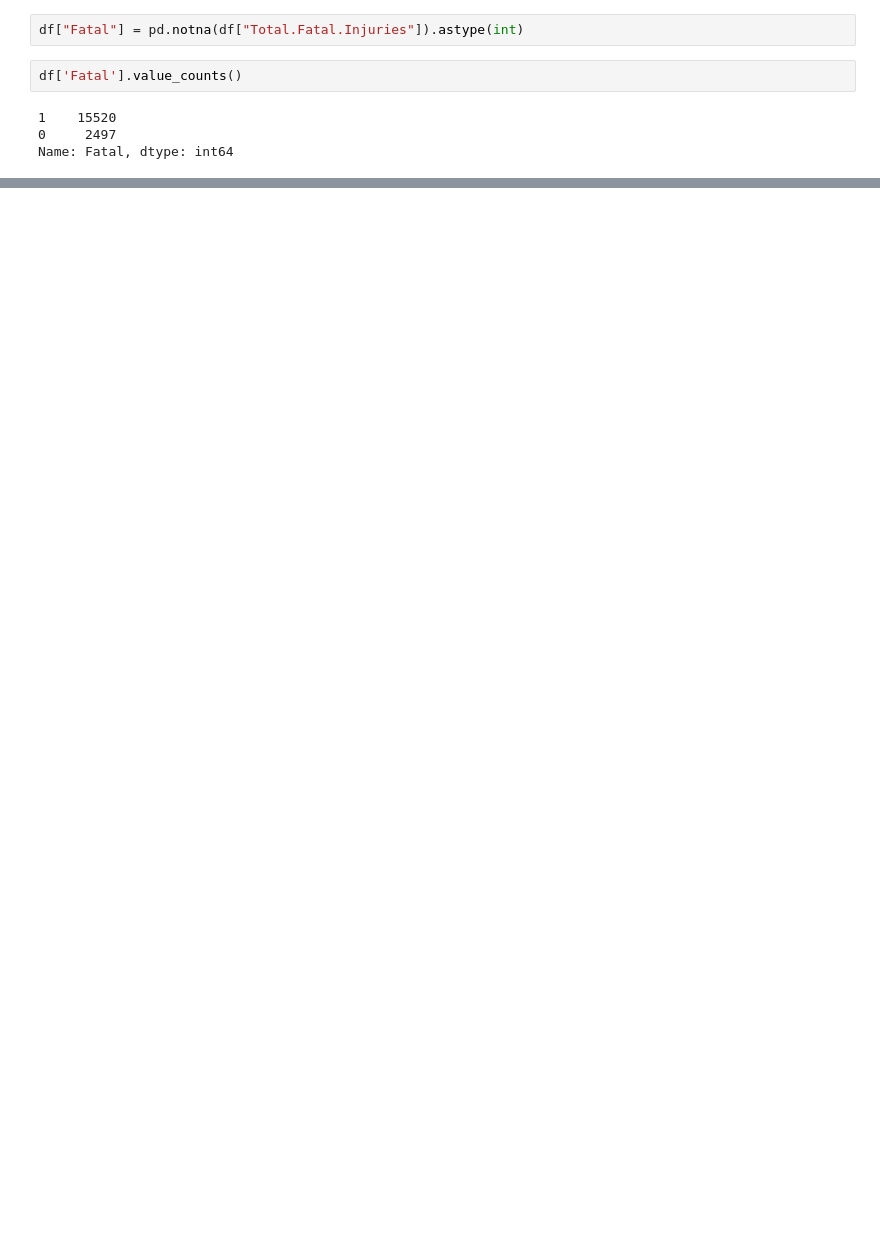
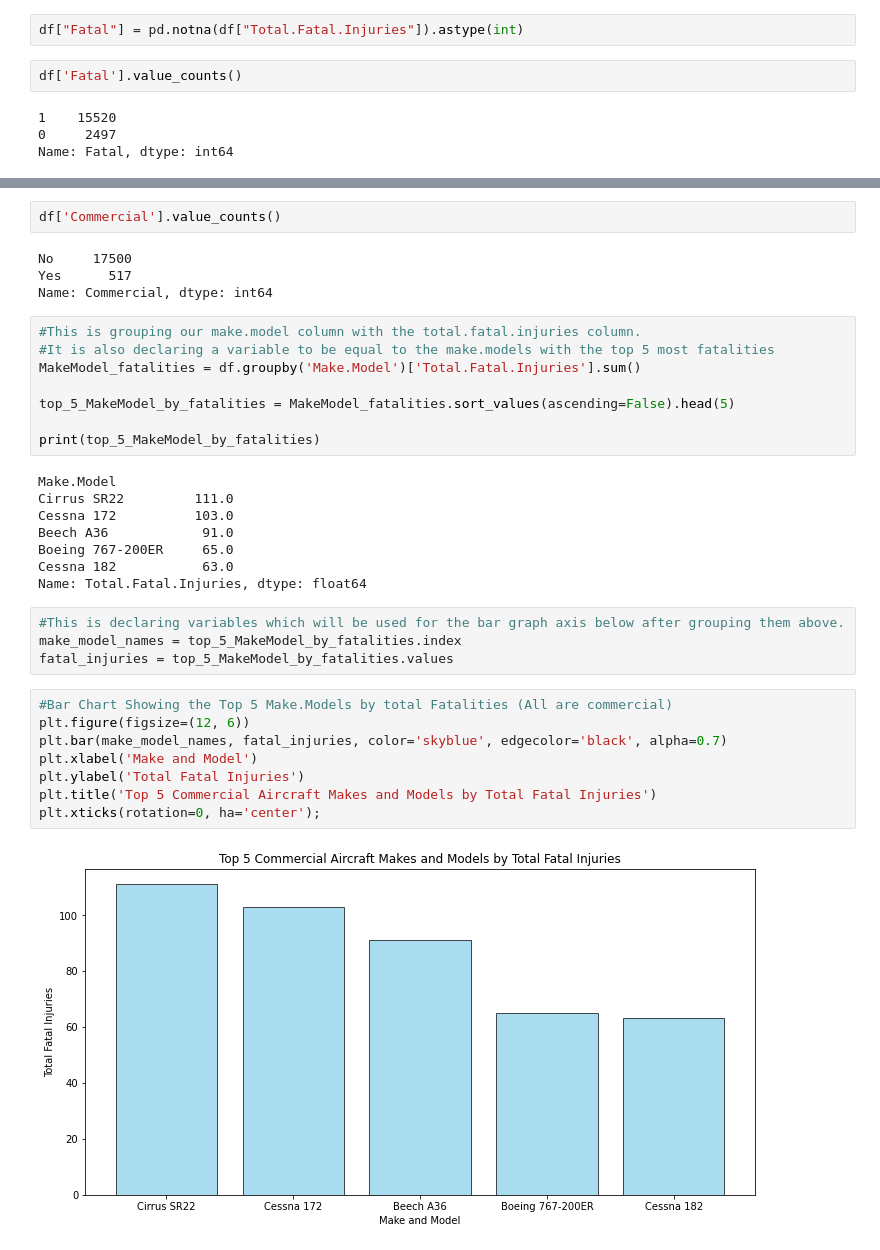
Before and after one commit to pecham1911/AviationProject, a Jupyter notebook: Aviation_Working.ipynb, the cells around one changed output, grey strips where cells are left out. Cells and saved outputs as stored; diff of their text form; blank space fills up the shorter version.

```diff
--- a/Aviation_Working.ipynb
+++ b/Aviation_Working.ipynb
@@ -433,0 +403,36 @@ Name: Fatal, dtype: int64
+# %%
+df['Commercial'].value_counts()
+# %% [output]
+No     17500
+Yes      517
+Name: Commercial, dtype: int64
+# %%
+#This is grouping our make.model column with the total.fatal.injuries column.
+#It is also declaring a variable to be equal to the make.models with the top 5 most fatalities
+MakeModel_fatalities = df.groupby('Make.Model')['Total.Fatal.Injuries'].sum()
+
+top_5_MakeModel_by_fatalities = MakeModel_fatalities.sort_values(ascending=False).head(5)
+
+print(top_5_MakeModel_by_fatalities)
+# %% [output]
+Make.Model
+Cirrus SR22         111.0
+Cessna 172          103.0
+Beech A36            91.0
+Boeing 767-200ER     65.0
+Cessna 182           63.0
+Name: Total.Fatal.Injuries, dtype: float64
+# %%
+#This is declaring variables which will be used for the bar graph axis below after grouping them above.
+make_model_names = top_5_MakeModel_by_fatalities.index
+fatal_injuries = top_5_MakeModel_by_fatalities.values
+# %%
+#Bar Chart Showing the Top 5 Make.Models by total Fatalities (All are commercial)
+plt.figure(figsize=(12, 6))
+plt.bar(make_model_names, fatal_injuries, color='skyblue', edgecolor='black', alpha=0.7)
+plt.xlabel('Make and Model')
+plt.ylabel('Total Fatal Injuries')
+plt.title('Top 5 Commercial Aircraft Makes and Models by Total Fatal Injuries')
+plt.xticks(rotation=0, ha='center');
+# %% [output]
+[figure, added]
```
Also changed, not shown: parts of 42 cells of this notebook.
